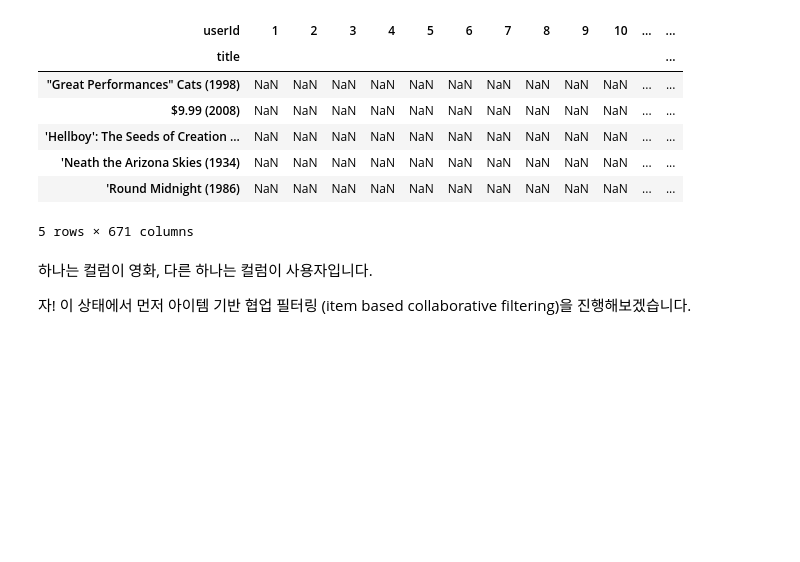
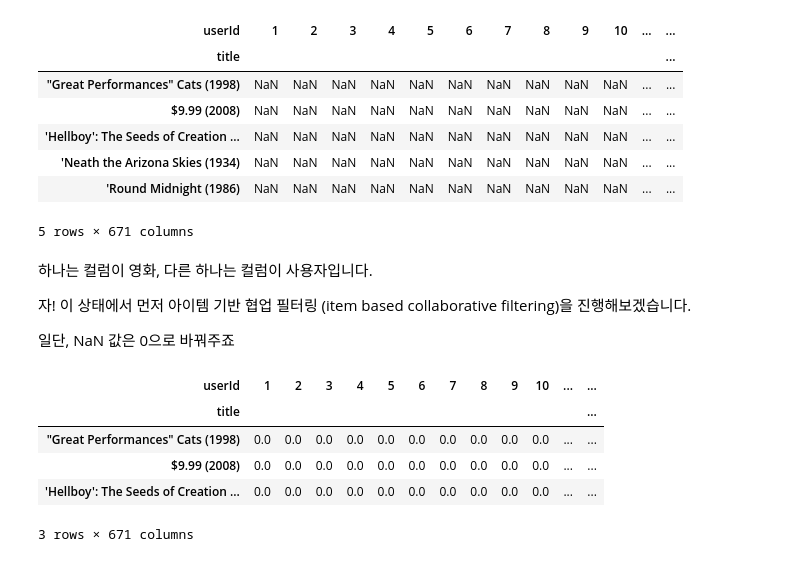
Before and after one commit to lsjsj92/machine_learning_basic, a Jupyter notebook: 026.recommendation system basic with Python - 2 Collaborative Filtering.ipynb, the cells around one changed output. Drawn from its saved outputs; the diff is of its cells as text; code cells hidden in the pictures; blank space fills up the shorter version.

```diff
--- a/026.recommendation system basic with Python - 2 Collaborative Filtering.ipynb
+++ b/026.recommendation system basic with Python - 2 Collaborative Filtering.ipynb
@@ -270,3 +270,16 @@ movie_user_rating.head()
 하나는 컬럼이 영화, 다른 하나는 컬럼이 사용자입니다.
 
 자! 이 상태에서 먼저 아이템 기반 협업 필터링 (item based collaborative filtering)을 진행해보겠습니다.
+
+
+일단, NaN 값은 0으로 바꿔주죠
+# %%
+movie_user_rating.fillna(0, inplace = True)
+movie_user_rating.head(3)
+# %% [output]
+| userId | 1 | 2 | 3 | 4 | 5 | 6 | 7 | 8 | 9 | 10 | ... | ... |
+| title |  |  |  |  |  |  |  |  |  |  |  | ... |
+| "Great Performances" Cats (1998) | 0.0 | 0.0 | 0.0 | 0.0 | 0.0 | 0.0 | 0.0 | 0.0 | 0.0 | 0.0 | ... | ... |
+| $9.99 (2008) | 0.0 | 0.0 | 0.0 | 0.0 | 0.0 | 0.0 | 0.0 | 0.0 | 0.0 | 0.0 | ... | ... |
+| 'Hellboy': The Seeds of Creation ... | 0.0 | 0.0 | 0.0 | 0.0 | 0.0 | 0.0 | 0.0 | 0.0 | 0.0 | 0.0 | ... | ... |
+3 rows × 671 columns
```
Also changed, not shown: parts of 9 cells of this notebook, 1 other file.
